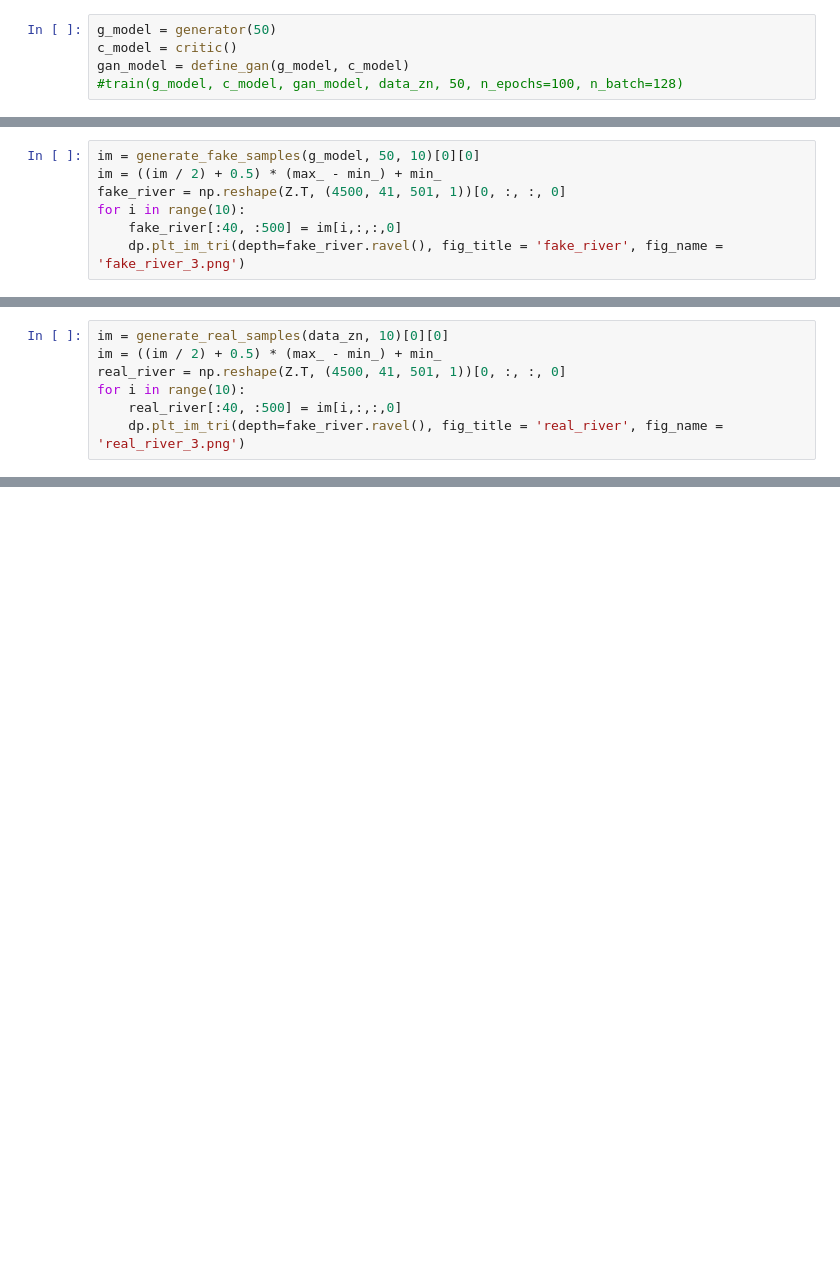
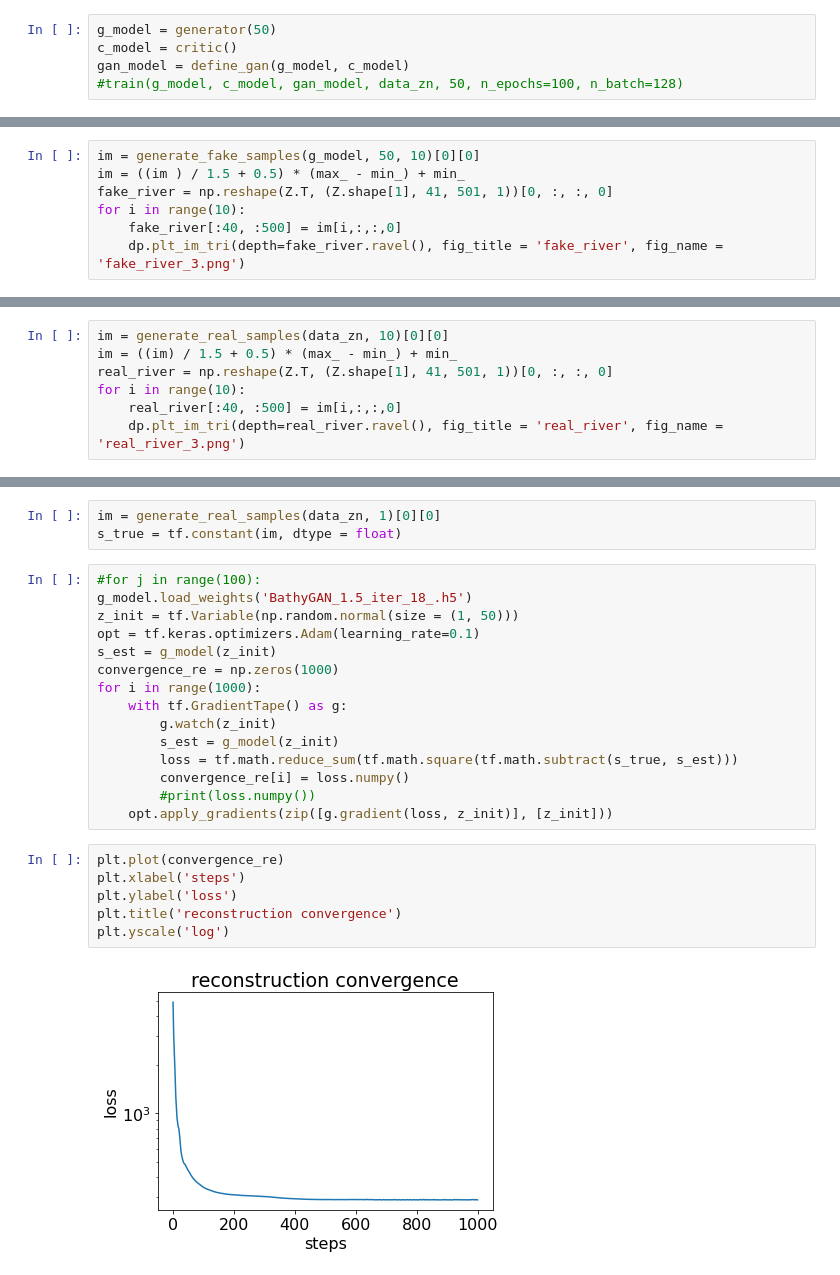
Before and after one commit to qyz96/BathyGAN, a Jupyter notebook: BathyGAN.ipynb, the cells around one changed output, grey strips where cells are left out. Drawn from its saved outputs; the diff is of its cells as text; blank space fills up the shorter version.

```diff
--- a/BathyGAN.ipynb
+++ b/BathyGAN.ipynb
@@ -346,7 +648,7 @@ plt.colorbar()
 # %%
 im = generate_fake_samples(g_model, 50, 10)[0][0]
-im = ((im / 2) + 0.5) * (max_ - min_) + min_
-fake_river = np.reshape(Z.T, (4500, 41, 501, 1))[0, :, :, 0]
+im = ((im ) / 1.5 + 0.5) * (max_ - min_) + min_
+fake_river = np.reshape(Z.T, (Z.shape[1], 41, 501, 1))[0, :, :, 0]
 for i in range(10):
     fake_river[:40, :500] = im[i,:,:,0]
     dp.plt_im_tri(depth=fake_river.ravel(), fig_title = 'fake_river', fig_name = 'fake_river_3.png')
@@ -364,8 +666,8 @@ for i in range(10):
 # %%
 im = generate_real_samples(data_zn, 10)[0][0]
-im = ((im / 2) + 0.5) * (max_ - min_) + min_
-real_river = np.reshape(Z.T, (4500, 41, 501, 1))[0, :, :, 0]
+im = ((im) / 1.5 + 0.5) * (max_ - min_) + min_
+real_river = np.reshape(Z.T, (Z.shape[1], 41, 501, 1))[0, :, :, 0]
 for i in range(10):
     real_river[:40, :500] = im[i,:,:,0]
-    dp.plt_im_tri(depth=fake_river.ravel(), fig_title = 'real_river', fig_name = 'real_river_3.png')
+    dp.plt_im_tri(depth=real_river.ravel(), fig_title = 'real_river', fig_name = 'real_river_3.png')
 # %% [output]
@@ -385,0 +688,26 @@ c_model.save_weights('Bathy_Critic_2.h5')
+# %%
+im = generate_real_samples(data_zn, 1)[0][0]
+s_true = tf.constant(im, dtype = float)
+# %%
+#for j in range(100):
+g_model.load_weights('BathyGAN_1.5_iter_18_.h5')
+z_init = tf.Variable(np.random.normal(size = (1, 50)))
+opt = tf.keras.optimizers.Adam(learning_rate=0.1)
+s_est = g_model(z_init)
+convergence_re = np.zeros(1000)
+for i in range(1000):
+    with tf.GradientTape() as g:
+        g.watch(z_init)
+        s_est = g_model(z_init)
+        loss = tf.math.reduce_sum(tf.math.square(tf.math.subtract(s_true, s_est)))
+        convergence_re[i] = loss.numpy()
+        #print(loss.numpy())
+    opt.apply_gradients(zip([g.gradient(loss, z_init)], [z_init]))
+# %%
+plt.plot(convergence_re)
+plt.xlabel('steps')
+plt.ylabel('loss')
+plt.title('reconstruction convergence')
+plt.yscale('log')
+# %% [output]
+[figure, added]
```
Also changed, not shown: parts of 38 cells of this notebook, 3 other files.
